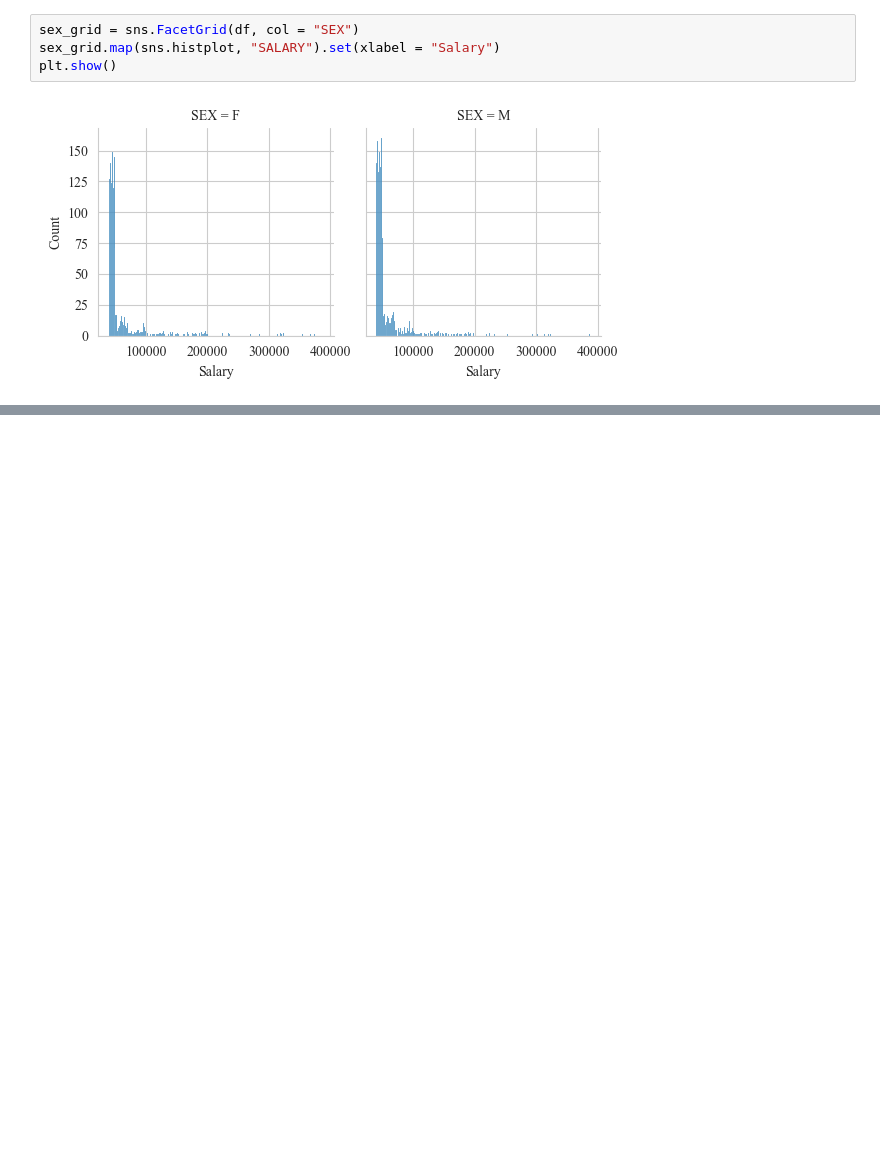
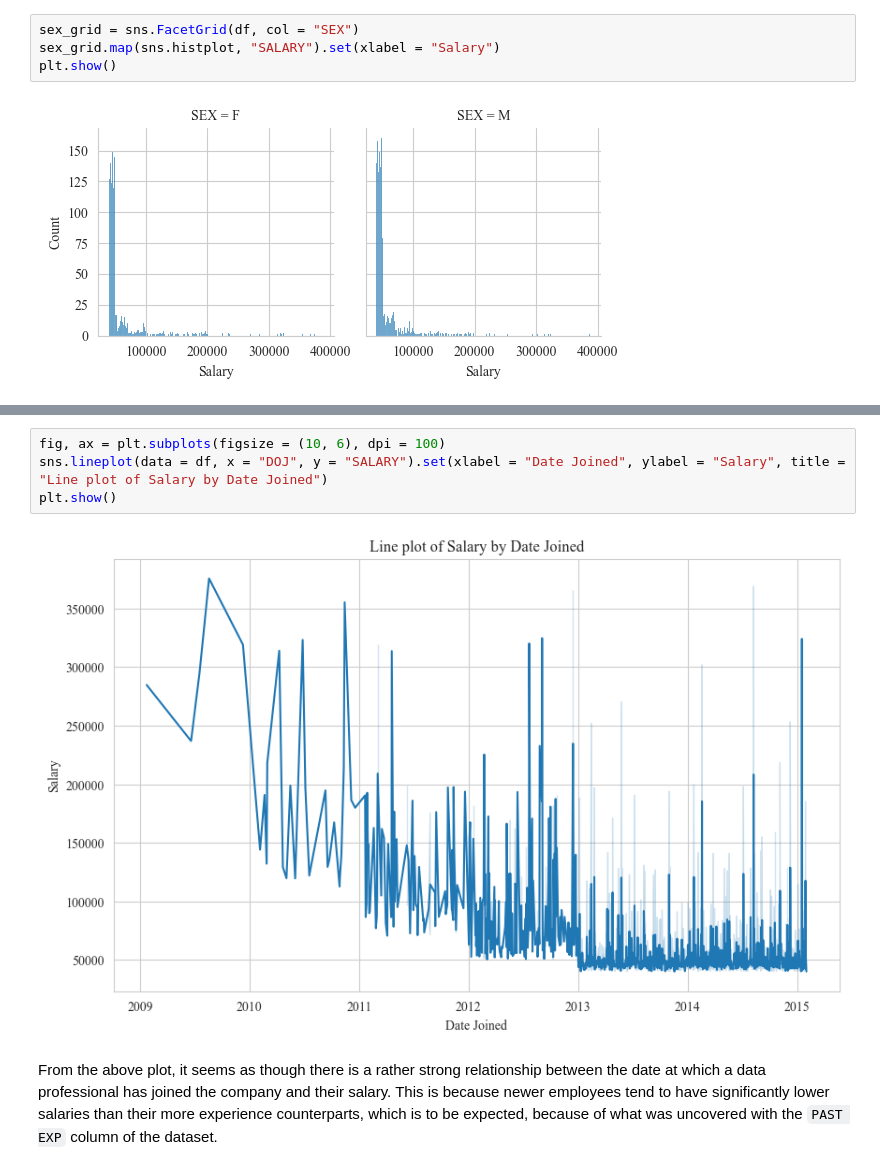
Before and after one commit to mzakariaz/MIP-Machine-Learning-Project-1, a Jupyter notebook: salary-predictions.ipynb, the cells around one changed output, grey strips where cells are left out. Drawn from its saved outputs; the diff is of its cells as text; blank space fills up the shorter version.

```diff
--- a/salary-predictions.ipynb
+++ b/salary-predictions.ipynb
@@ -294,3 +299,11 @@ Based on all of the previous plots, it appears that the salaries of data profess
+# %%
+fig, ax = plt.subplots(figsize = (10, 6), dpi = 100)
+sns.lineplot(data = df, x = "DOJ", y = "SALARY").set(xlabel = "Date Joined", ylabel = "Salary", title = "Line plot of Salary by Date Joined")
+plt.show()
+# %% [output]
+[figure, added]
+# %% [markdown]
+From the above plot, it seems as though there is a rather strong relationship between the date at which a data professional has joined the company and their salary. This is because newer employees tend to have significantly lower salaries than their more experience counterparts, which is to be expected, because of what was uncovered with the `PAST EXP` column of the dataset.
 # %% [markdown]
 ### **Summary**
 After having imported and cleaned the dataset, the dataset then saw its variables converted to the right data types. Moreover, the numerical and categorical variables of the dataset were explored so as to determine any salient relationships. Ultimately, the following important relationships were found:
```
Also changed, not shown: parts of 13 cells of this notebook.
